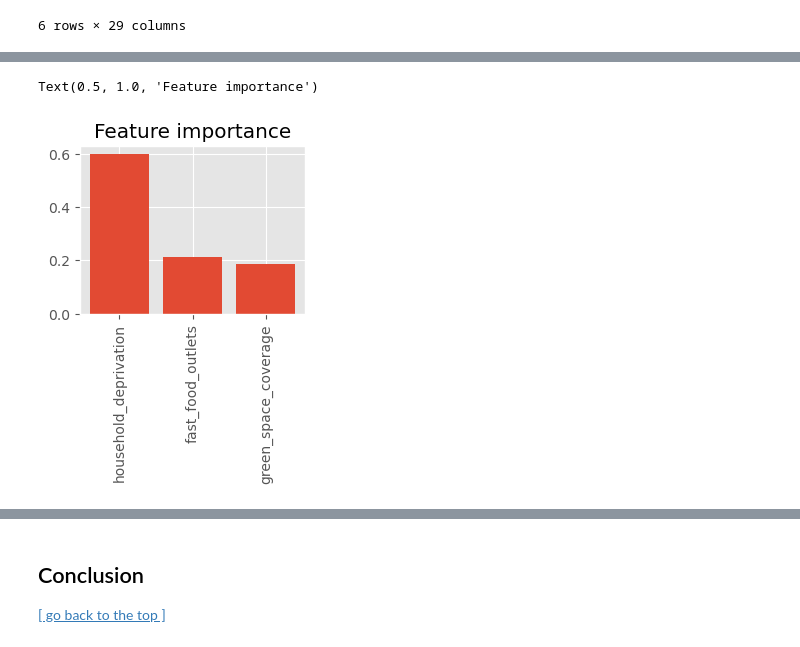
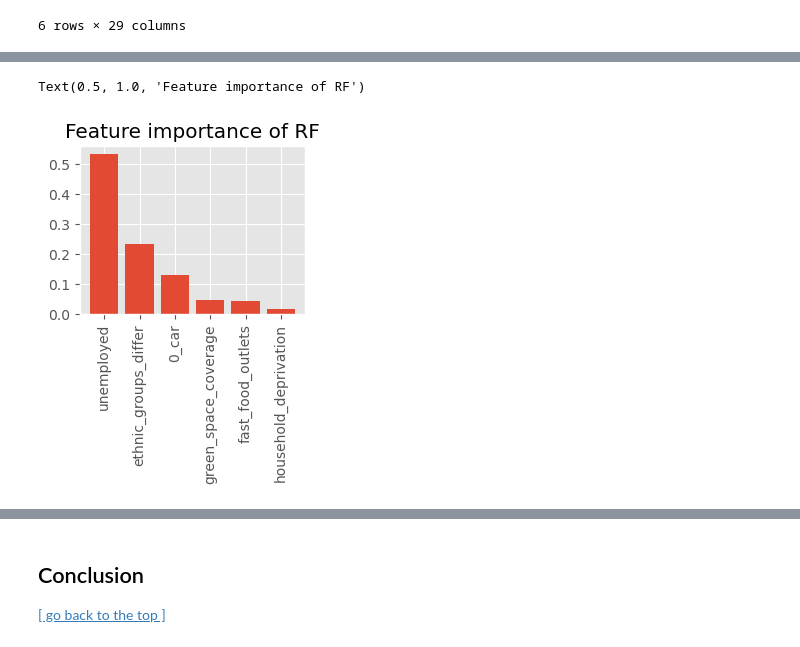
Before and after one commit to JialeiGuo1108/Childhood_Obesity, a Jupyter notebook: childhood_obesity.ipynb, the cells around one changed output, grey strips where cells are left out. Saved outputs shown, nothing was run; the diff lists cells and outputs as text; code cells hidden in the pictures.

```diff
--- a/childhood_obesity.ipynb
+++ b/childhood_obesity.ipynb
@@ -404,3 +589,0 @@ Cross-validation MSE: 5.2473, Standard deviation: 0.3833
-# %%
-# train the model
-model.fit(X_train_scaled, y_train)
@@ -409,9 +589,0 @@ RandomForestRegressor(random_state=42)
-# %%
-# feature importance
-importance = model.feature_importances_
-feature_names = X.columns
-indices = np.argsort(importance)[::-1]
-
-print("\nFeature importance:")
-for i in range(len(feature_names)):
-    print(f"{feature_names[indices[i]]}: {importance[indices[i]]:.4f}")
@@ -437,0 +612,4 @@ plt.figure(figsize=(12, 10))
+# %%
+#train the random forest
+rf_final = RandomForestRegressor(max_depth=clf.best_params_['max_depth'], min_samples_split=clf.best_params_['min_samples_split'], random_state=randomState_dt)
+rf_final.fit(X_train_scaled, y_train)
@@ -441,0 +752,19 @@ plt.figure(figsize=(12, 10))
+# %%
+# feature importance
+#RF
+importance_rf = rf_final.feature_importances_
+feature_names_rf = X.columns
+indices_rf = np.argsort(importance_rf)[::-1]
+
+print("\nFeature importance of RF:")
+for i in range(len(feature_names_rf)):
+    print(f"{feature_names_rf[indices_rf[i]]}: {importance_rf[indices_rf[i]]:.4f}")
+
+#XGBoost
+importance_xgb = xgb_final.feature_importances_
+feature_names_xgb = X.columns
+indices_xgb = np.argsort(importance_rf)[::-1]
+
+print("\nFeature importance of XGBoost:")
+for i in range(len(feature_names_xgb)):
+    print(f"{feature_names_xgb[indices_xgb[i]]}: {importance_xgb[indices_xgb[i]]:.4f}")
@@ -442,9 +787,10 @@ plt.figure(figsize=(12, 10))
 # %%
 # feature importance visualization
+#RF
 plt.subplot(2, 2, 1)
-plt.bar(range(len(indices)), importance[indices], align='center')
-plt.xticks(range(len(indices)), [feature_names[i] for i in indices], rotation=90)
-plt.title('Feature importance')
+plt.bar(range(len(indices_rf)), importance_rf[indices_rf], align='center')
+plt.xticks(range(len(indices_rf)), [feature_names_rf[i] for i in indices_rf], rotation=90)
+plt.title('Feature importance of RF')
 # %% [output]
-Text(0.5, 1.0, 'Feature importance')
+Text(0.5, 1.0, 'Feature importance of RF')
-[figure, old version]
+[figure, new version]
```
Also changed, not shown: parts of 84 cells of this notebook, 42 other files.
